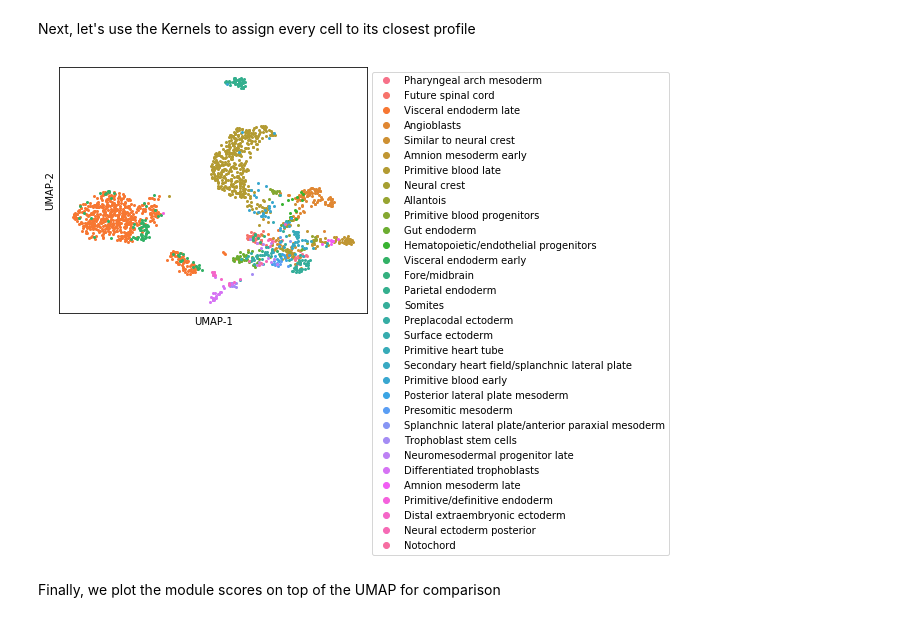
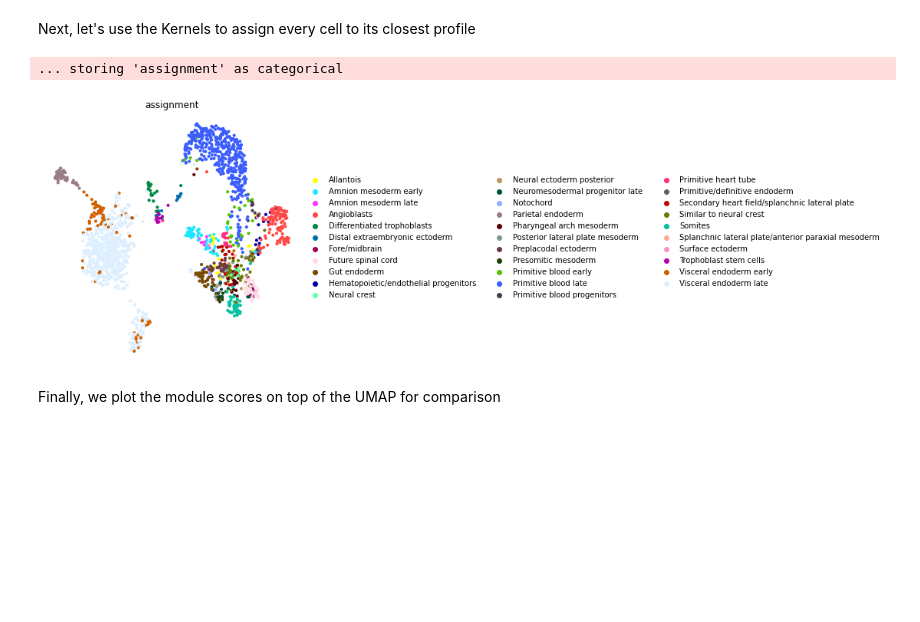
Before and after one commit to YosefLab/Hotspot, a Jupyter notebook: docs/source/Lineage_Tutorial.ipynb, the cells around one changed output. Saved outputs shown, nothing was run; the diff lists cells and outputs as text; code cells hidden in the pictures; blank space fills up the shorter version.

```diff
--- a/docs/source/Lineage_Tutorial.ipynb
+++ b/docs/source/Lineage_Tutorial.ipynb
@@ -359,0 +382,2 @@ umap_data = pd.DataFrame(umap_data, index=counts.columns, columns=['UMAP1', 'UMA
+# %%
+adata.raw = adata
@@ -360,25 +389,16 @@ umap_data = pd.DataFrame(umap_data, index=counts.columns, columns=['UMAP1', 'UMA
 # %% [markdown]
 Next, let's use the Kernels to assign every cell to its closest profile
-# %%
-from scipy.spatial.distance import cdist
-
-common = counts.index & kernels.index
-dd = cdist(counts.loc[common].T, kernels.loc[common].T, metric='cosine')
-dd = pd.DataFrame(dd, index=counts.columns, columns=kernels.columns)
-assignment = dd.idxmin(axis=1).loc[counts.columns]
-
-colors = sns.color_palette("husl", assignment.unique().size)
-plt.figure(figsize=(9, 9))
-for i, ct in enumerate(assignment.unique()):
-    ii = assignment.index[assignment == ct]
-    plt.plot(umap_data.loc[ii].UMAP1, umap_data.loc[ii].UMAP2,
-            'o', ms=2, label=ct, color=colors[i])
-
-plt.xticks([])
-plt.yticks([])
-plt.xlabel('UMAP-1')
-plt.ylabel('UMAP-2')
-plt.subplots_adjust(right=.6, bottom=.5)
-plt.legend(bbox_to_anchor=[1, 1], loc='upper left', markerscale=3);
-# %% [output]
-[figure, removed]
+# %%
+from scipy.spatial.distance import cdist
+
+common = adata.var_names & kernels.index
+dd = cdist(adata.raw[:, common].X.A, kernels.loc[common].T, metric='cosine')
+dd = pd.DataFrame(dd, index=adata.obs_names, columns=kernels.columns)
+assignment = dd.idxmin(axis=1).loc[adata.obs_names]
+# %%
+adata.obs["assignment"] = assignment
+fig, ax = plt.subplots(figsize=(6, 6))
+sc.pl.umap(adata, color="assignment", frameon=False, ax=ax)
+# %% [output]
+... storing 'assignment' as categorical
+[figure, added]
```
Also changed, not shown: parts of 20 cells of this notebook.
